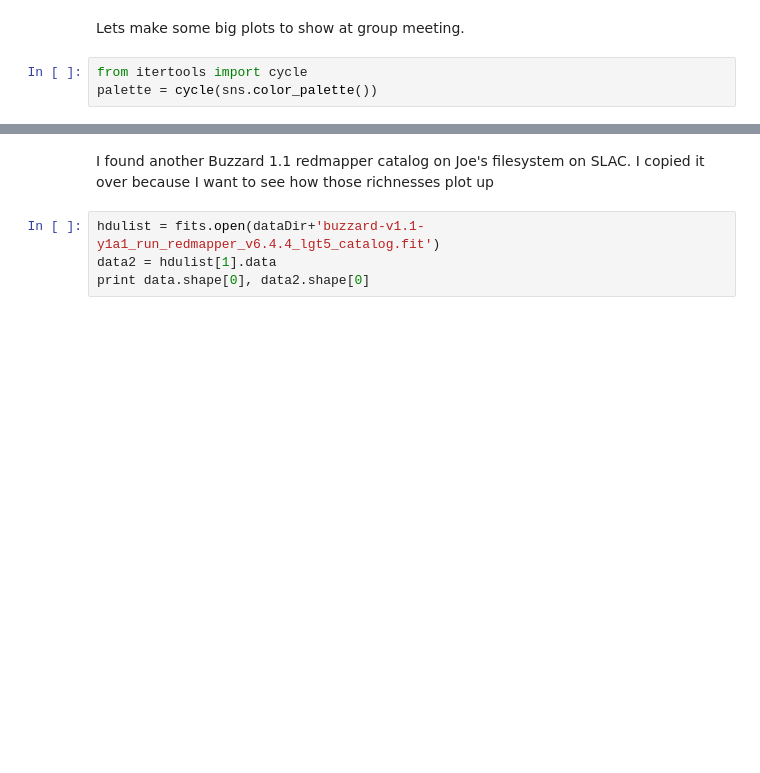
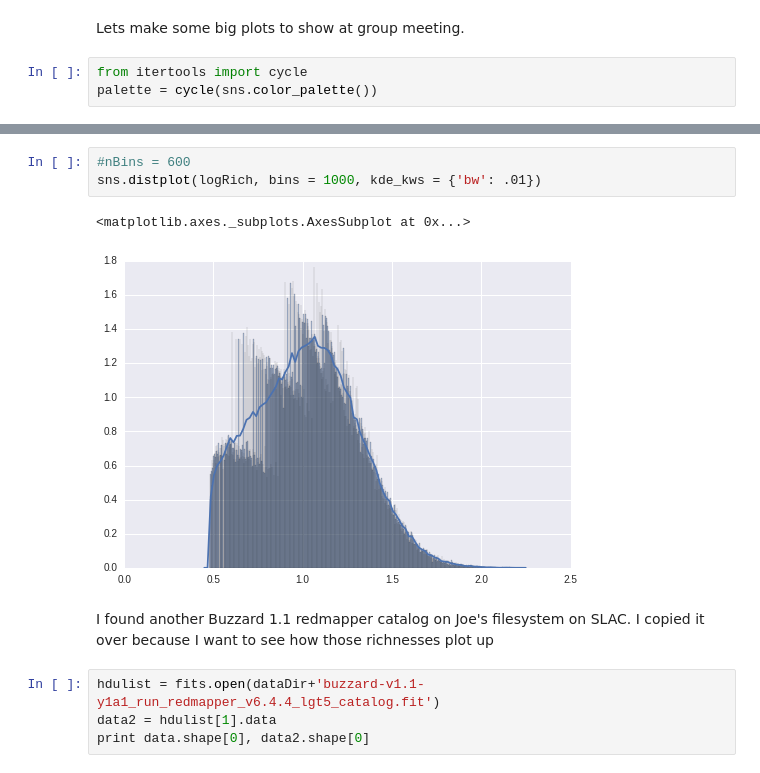
Before and after one commit to Ravirajadrangi/ClusterMassInference, a Jupyter notebook: Playing With Catalog V2.ipynb, the cells around one changed output, grey strips where cells are left out. Cells and saved outputs as stored; diff of their text form; blank space fills up the shorter version.

```diff
--- a/Playing With Catalog V2.ipynb
+++ b/Playing With Catalog V2.ipynb
@@ -145,3 +130,9 @@ sns.distplot(rich, hist = False, rug = True)
+# %%
+#nBins = 600
+sns.distplot(logRich, bins = 1000, kde_kws = {'bw': .01})
+# %% [output]
+<matplotlib.axes._subplots.AxesSubplot at 0x...>
+[figure, added]
 # %% [markdown]
 I found another Buzzard 1.1 redmapper catalog on Joe's filesystem on SLAC. I copied it over because I want to see how those richnesses plot up
 # %%
```
Also changed, not shown: parts of 16 cells of this notebook.
